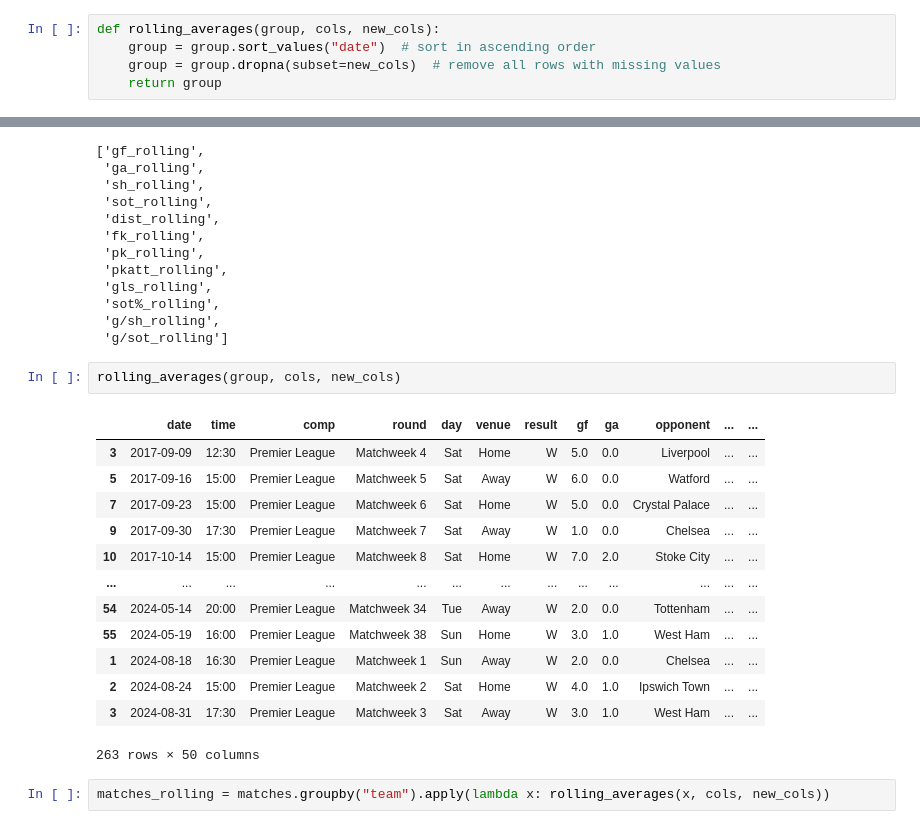
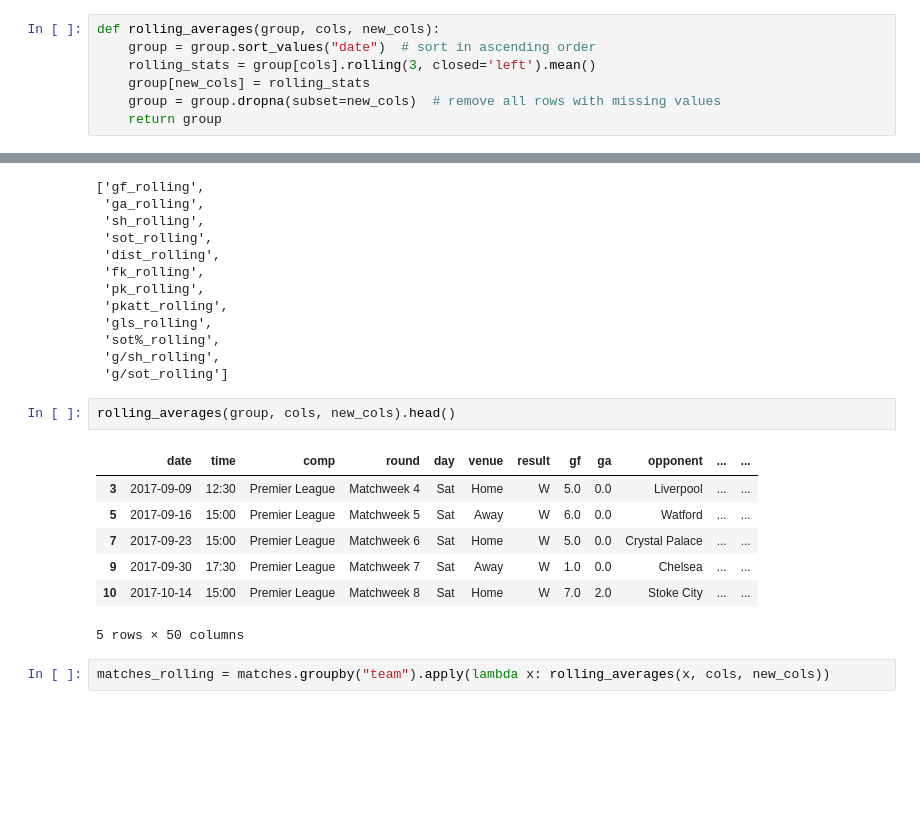
Before and after one commit to zaidalqadiri/Premier-League-Predictor, a Jupyter notebook: PredictMatch.ipynb, the cells around one changed output, grey strips where cells are left out. Saved outputs shown, nothing was run; the diff lists cells and outputs as text; blank space fills up the shorter version.

```diff
--- a/PredictMatch.ipynb
+++ b/PredictMatch.ipynb
@@ -209,6 +147,8 @@ group
 # %%
 def rolling_averages(group, cols, new_cols):
     group = group.sort_values("date")  # sort in ascending order
+    rolling_stats = group[cols].rolling(3, closed='left').mean()
+    group[new_cols] = rolling_stats
     group = group.dropna(subset=new_cols)  # remove all rows with missing values
     return group
 # %%
@@ -230,21 +170,15 @@ new_cols
  'g/sh_rolling',
  'g/sot_rolling']
 # %%
-rolling_averages(group, cols, new_cols)
+rolling_averages(group, cols, new_cols).head()
 # %% [output]
 |  | date | time | comp | round | day | venue | result | gf | ga | opponent | ... | ... |
 | 3 | 2017-09-09 | 12:30 | Premier League | Matchweek 4 | Sat | Home | W | 5.0 | 0.0 | Liverpool | ... | ... |
 | 5 | 2017-09-16 | 15:00 | Premier League | Matchweek 5 | Sat | Away | W | 6.0 | 0.0 | Watford | ... | ... |
 | 7 | 2017-09-23 | 15:00 | Premier League | Matchweek 6 | Sat | Home | W | 5.0 | 0.0 | Crystal Palace | ... | ... |
 | 9 | 2017-09-30 | 17:30 | Premier League | Matchweek 7 | Sat | Away | W | 1.0 | 0.0 | Chelsea | ... | ... |
 | 10 | 2017-10-14 | 15:00 | Premier League | Matchweek 8 | Sat | Home | W | 7.0 | 2.0 | Stoke City | ... | ... |
-| ... | ... | ... | ... | ... | ... | ... | ... | ... | ... | ... | ... | ... |
-| 54 | 2024-05-14 | 20:00 | Premier League | Matchweek 34 | Tue | Away | W | 2.0 | 0.0 | Tottenham | ... | ... |
-| 55 | 2024-05-19 | 16:00 | Premier League | Matchweek 38 | Sun | Home | W | 3.0 | 1.0 | West Ham | ... | ... |
-| 1 | 2024-08-18 | 16:30 | Premier League | Matchweek 1 | Sun | Away | W | 2.0 | 0.0 | Chelsea | ... | ... |
-| 2 | 2024-08-24 | 15:00 | Premier League | Matchweek 2 | Sat | Home | W | 4.0 | 1.0 | Ipswich Town | ... | ... |
-| 3 | 2024-08-31 | 17:30 | Premier League | Matchweek 3 | Sat | Away | W | 3.0 | 1.0 | West Ham | ... | ... |
-263 rows × 50 columns
+5 rows × 50 columns
 # %%
 matches_rolling = matches.groupby("team").apply(lambda x: rolling_averages(x, cols, new_cols))
 # %%
```
Also changed, not shown: parts of 15 cells of this notebook.
